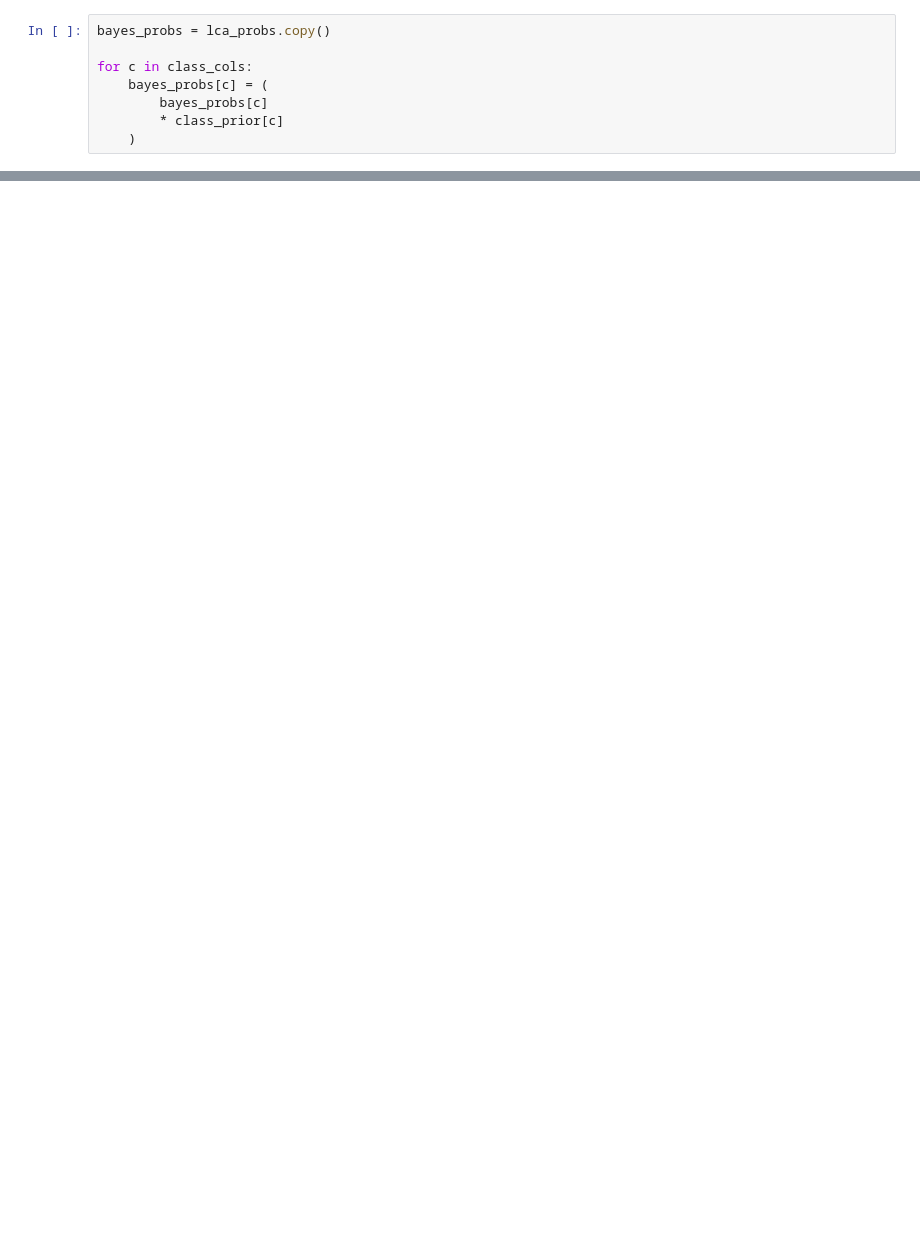
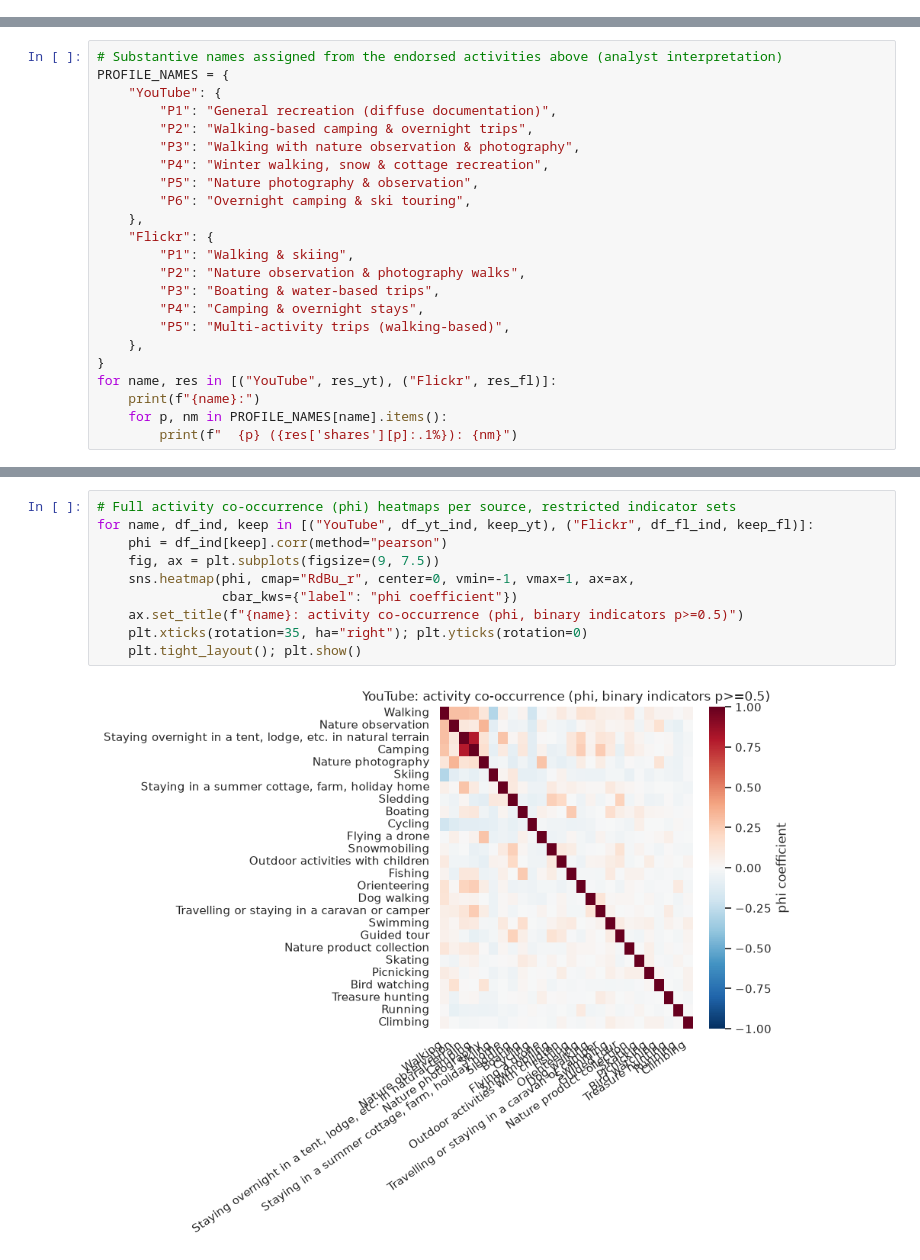
Before and after one commit to leyixu21/trip_LVVI3, a Jupyter notebook: scripts/RQs_analysis/RQ1_analysis.ipynb, the cells around one changed output, grey strips where cells are left out. Cells and saved outputs as stored; diff of their text form; blank space fills up the shorter version.

```diff
--- a/scripts/RQs_analysis/RQ1_analysis.ipynb
+++ b/scripts/RQs_analysis/RQ1_analysis.ipynb
@@ -1129,8 +0,0 @@ dtype: float64
-# %%
-bayes_probs = lca_probs.copy()
-
-for c in class_cols:
-    bayes_probs[c] = (
-        bayes_probs[c]
-        * class_prior[c]
-    )
@@ -2026,0 +645,23 @@ plt.show()
+# %%
+# Substantive names assigned from the endorsed activities above (analyst interpretation)
+PROFILE_NAMES = {
+    "YouTube": {
+        "P1": "General recreation (diffuse documentation)",
+        "P2": "Walking-based camping & overnight trips",
+        "P3": "Walking with nature observation & photography",
+        "P4": "Winter walking, snow & cottage recreation",
+        "P5": "Nature photography & observation",
+        "P6": "Overnight camping & ski touring",
+    },
+    "Flickr": {
+        "P1": "Walking & skiing",
+        "P2": "Nature observation & photography walks",
+        "P3": "Boating & water-based trips",
+        "P4": "Camping & overnight stays",
+        "P5": "Multi-activity trips (walking-based)",
+    },
+}
+for name, res in [("YouTube", res_yt), ("Flickr", res_fl)]:
+    print(f"{name}:")
+    for p, nm in PROFILE_NAMES[name].items():
+        print(f"  {p} ({res['shares'][p]:.1%}): {nm}")
@@ -2026,0 +766,12 @@ plt.show()
+# %%
+# Full activity co-occurrence (phi) heatmaps per source, restricted indicator sets
+for name, df_ind, keep in [("YouTube", df_yt_ind, keep_yt), ("Flickr", df_fl_ind, keep_fl)]:
+    phi = df_ind[keep].corr(method="pearson")
+    fig, ax = plt.subplots(figsize=(9, 7.5))
+    sns.heatmap(phi, cmap="RdBu_r", center=0, vmin=-1, vmax=1, ax=ax,
+                cbar_kws={"label": "phi coefficient"})
+    ax.set_title(f"{name}: activity co-occurrence (phi, binary indicators p>=0.5)")
+    plt.xticks(rotation=35, ha="right"); plt.yticks(rotation=0)
+    plt.tight_layout(); plt.show()
+# %% [output]
+[figure, added]
```
Also changed, not shown: parts of 161 cells of this notebook, 13 other files.
